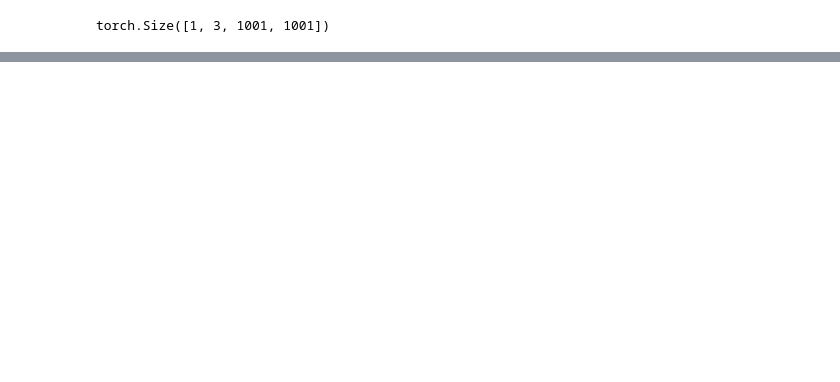
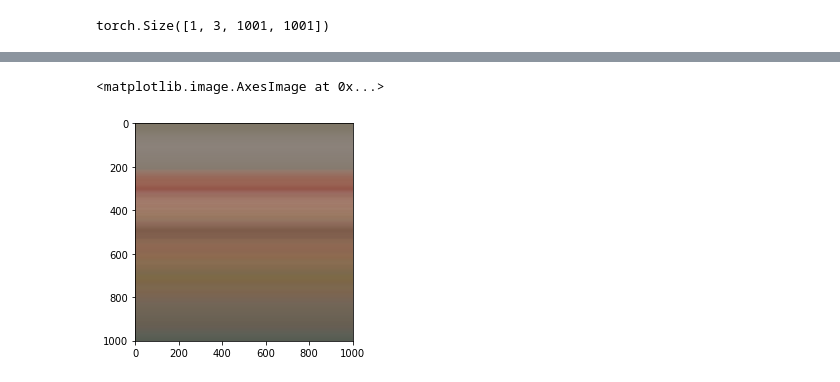
Before and after one commit to aguzel/computational_imaging, a Jupyter notebook: CompLightPercep_v1.ipynb, the cells around one changed output, grey strips where cells are left out. Drawn from its saved outputs; the diff is of its cells as text; code cells hidden in the pictures; blank space fills up the shorter version.

```diff
--- a/CompLightPercep_v1.ipynb
+++ b/CompLightPercep_v1.ipynb
@@ -107,8 +130,9 @@ ycrcb_image_2.size()
 # %% [output]
 torch.Size([1, 3, 1001, 1001])
 # %%
-loss = torch.nn.MSELoss()
+loss_fn = torch.nn.MSELoss()
+
+x = torch.autograd.Variable(torch.zeros(1,3,1001,1001), requires_grad=True)
 input = torch.zeros(1,3,1001,1001,requires_grad=True)
 target = ycrcb_image_1
-output = loss(input, target)
-output.backward()
+print(target)
@@ -115,10 +157,13 @@ output.backward()
 # %%
-optimizer = optim.Adam(params=,lr=0.001)
-input = torch.zeros(1,3,1001,1001,requires_grad=True)
-niter = 10
+optimizer = optim.Adam(params=[{'params': [x]}], lr = 0.00001)
+input = torch.ones_like(target)
+niter = 100
 for _ in range(0, niter):
-	optimizer.zero_grad()
-	loss = loss(input, target)
-	loss.backward()
-	optimizer.step()
+ optimizer.zero_grad()
+ output = torch.matmul(input,x)
+ loss = loss_fn(output, target)
+#  input = output
+ loss.backward()
+ print(loss)
+ optimizer.step()
 # %% [output]
@@ -125,0 +187,13 @@ TypeError: ignored
+# %%
+image_result = torch.matmul(input,x)
+rgb_out = ycrcb_2_rgb(image_result)
+# %%
+image_out = rgb_out.squeeze(0)
+image_out = image_out.swapaxes(0,2)
+image_out.size()
+
+np_arr_2 = image_out.cpu().detach().numpy()
+plt.imshow(np_arr_2)
+# %% [output]
+<matplotlib.image.AxesImage at 0x...>
+[figure, added]
```
Also changed, not shown: parts of 7 cells of this notebook.
